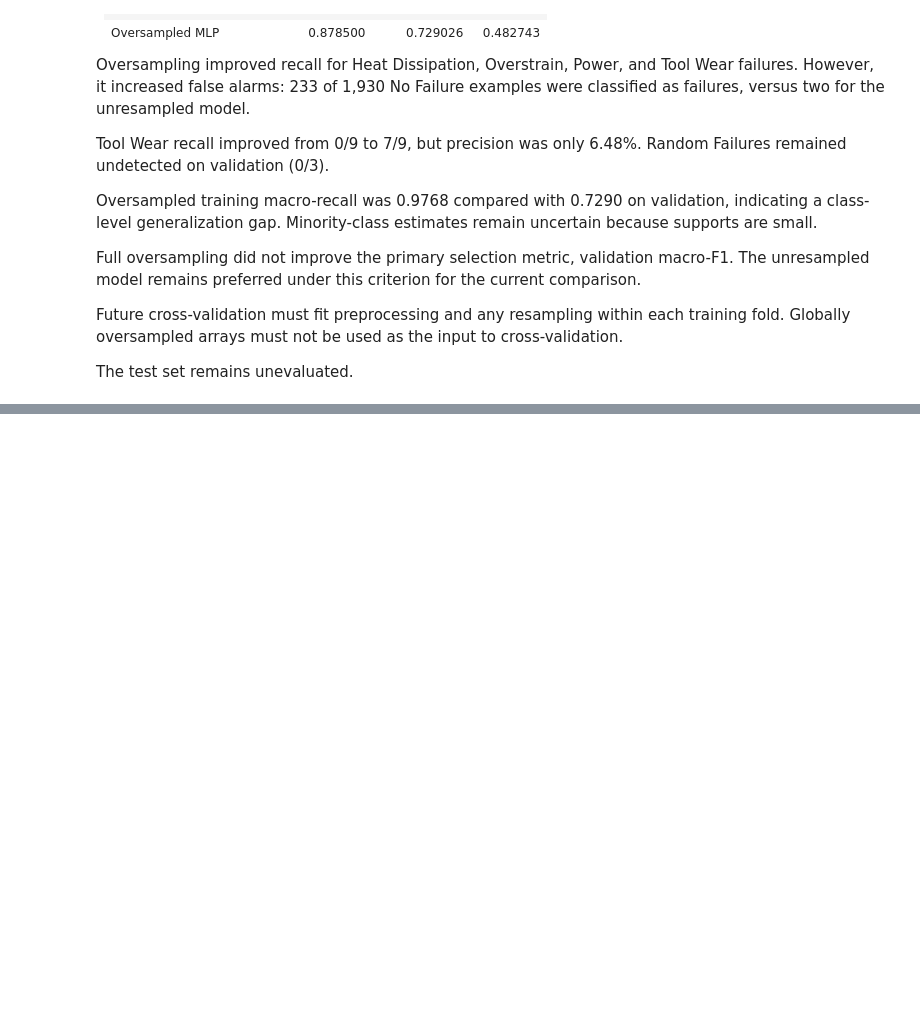
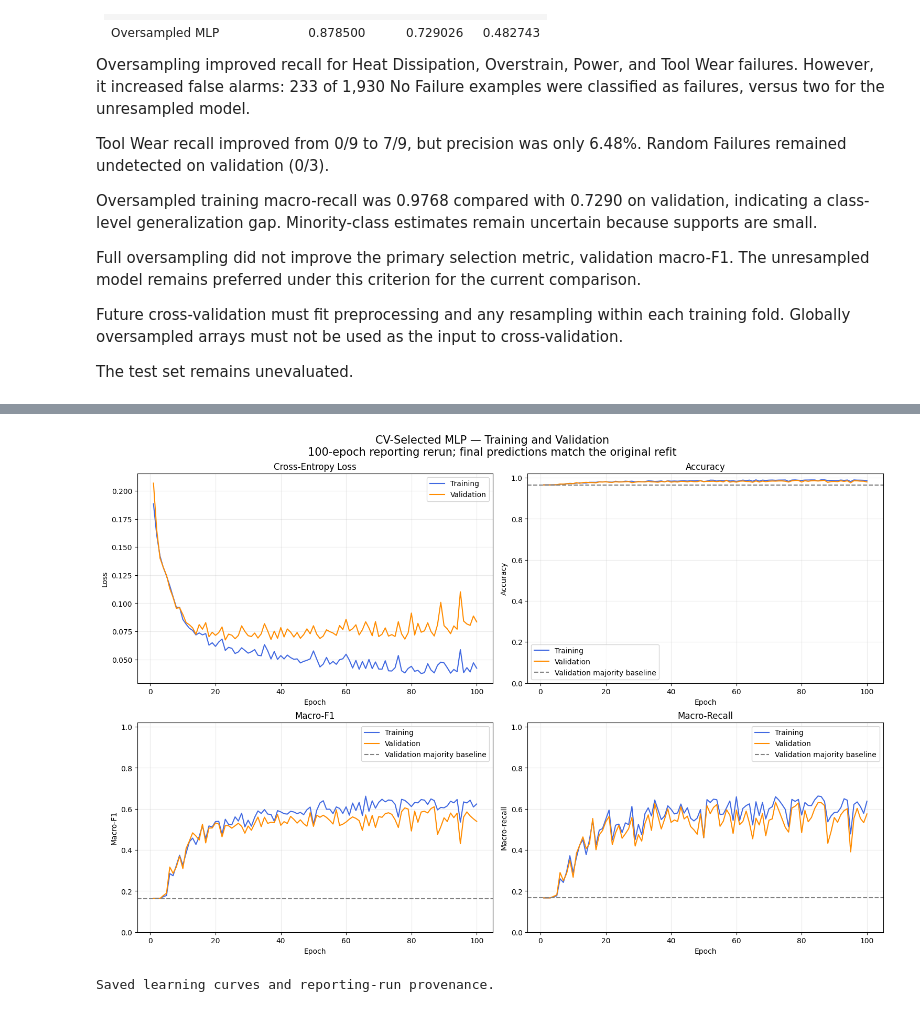
Before and after one commit to soulaimane-22/Deep-Learning-Lab1, a Jupyter notebook: notebooks/02_classification.ipynb, the cells around one changed output, grey strips where cells are left out. Cells and saved outputs as stored; diff of their text form; code cells hidden in the pictures; blank space fills up the shorter version.

```diff
--- a/notebooks/02_classification.ipynb
+++ b/notebooks/02_classification.ipynb
@@ -2015,0 +2901,76 @@ TODO: implement and document this section.
+# %%
+fig, axes = plt.subplots(
+    2, 2, figsize=(15, 10), constrained_layout=True
+)
+
+plot_specs = [
+    ("loss", "Cross-Entropy Loss", "Loss"),
+    ("accuracy", "Accuracy", "Accuracy"),
+    ("macro_f1", "Macro-F1", "Macro-F1"),
+    ("macro_recall", "Macro-Recall", "Macro-recall"),
+]
+
+for ax, (metric, title, ylabel) in zip(axes.flat, plot_specs):
+    ax.plot(
+        selected_reporting_history["epoch"],
+        selected_reporting_history[f"train_{metric}"],
+        label="Training",
+        color="royalblue",
+    )
+    ax.plot(
+        selected_reporting_history["epoch"],
+        selected_reporting_history[f"validation_{metric}"],
+        label="Validation",
+        color="darkorange",
+    )
+
+    if metric != "loss":
+        dummy_value = dummy_results.loc[
+            dummy_results["split"].eq("validation"),
+            metric,
+        ].iloc[0]
+
+        ax.axhline(
+            dummy_value,
+            color="gray",
+            linestyle="--",
+            label="Validation majority baseline",
+        )
+        ax.set_ylim(0, 1.02)
+
+    ax.set_title(title)
+    ax.set_xlabel("Epoch")
+    ax.set_ylabel(ylabel)
+    ax.grid(alpha=0.25)
+    ax.legend()
+
+fig.suptitle(
+    "CV-Selected MLP — Training and Validation\n"
+    "100-epoch reporting rerun; final predictions match the original refit",
+    fontsize=15,
+)
+
+fig.savefig(
+    PLOT_DIR / "maintenance_tuned_learning_curves.png",
+    dpi=160,
+    bbox_inches="tight",
+)
+plt.show()
+
+classification_search_config["reporting_run"] = {
+    "epochs": len(selected_reporting_history),
+    "maximum_probability_difference": max_probability_difference,
+    "predictions_match_original": True,
+    "checkpoint_selection": False,
+    "history_file": "maintenance_tuned_reporting_history.csv",
+}
+
+config_path.write_text(
+    json.dumps(classification_search_config, indent=2),
+    encoding="utf-8",
+)
+
+print("Saved learning curves and reporting-run provenance.")
+# %% [output]
+[figure, added]
+Saved learning curves and reporting-run provenance.
```
Also changed, not shown: parts of 33 cells of this notebook, 29 other files.
